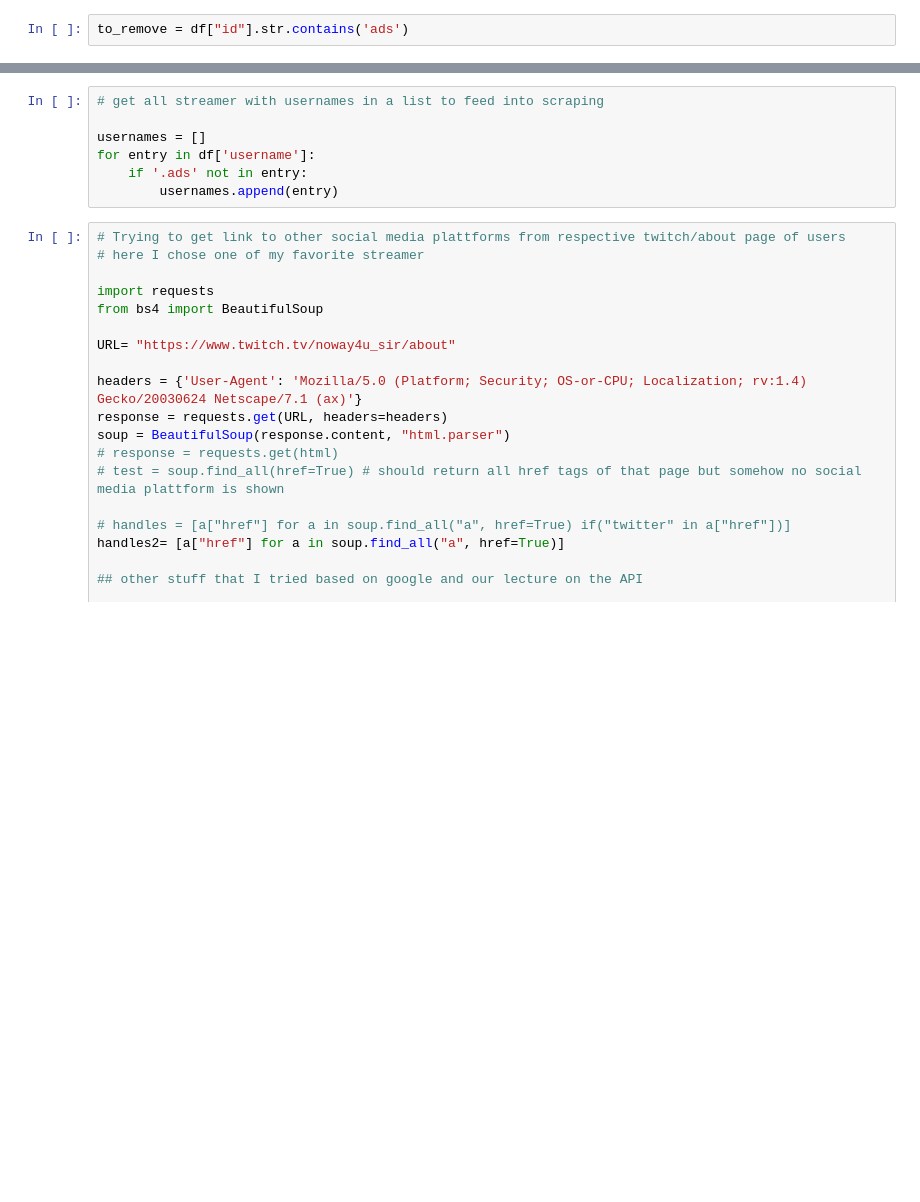
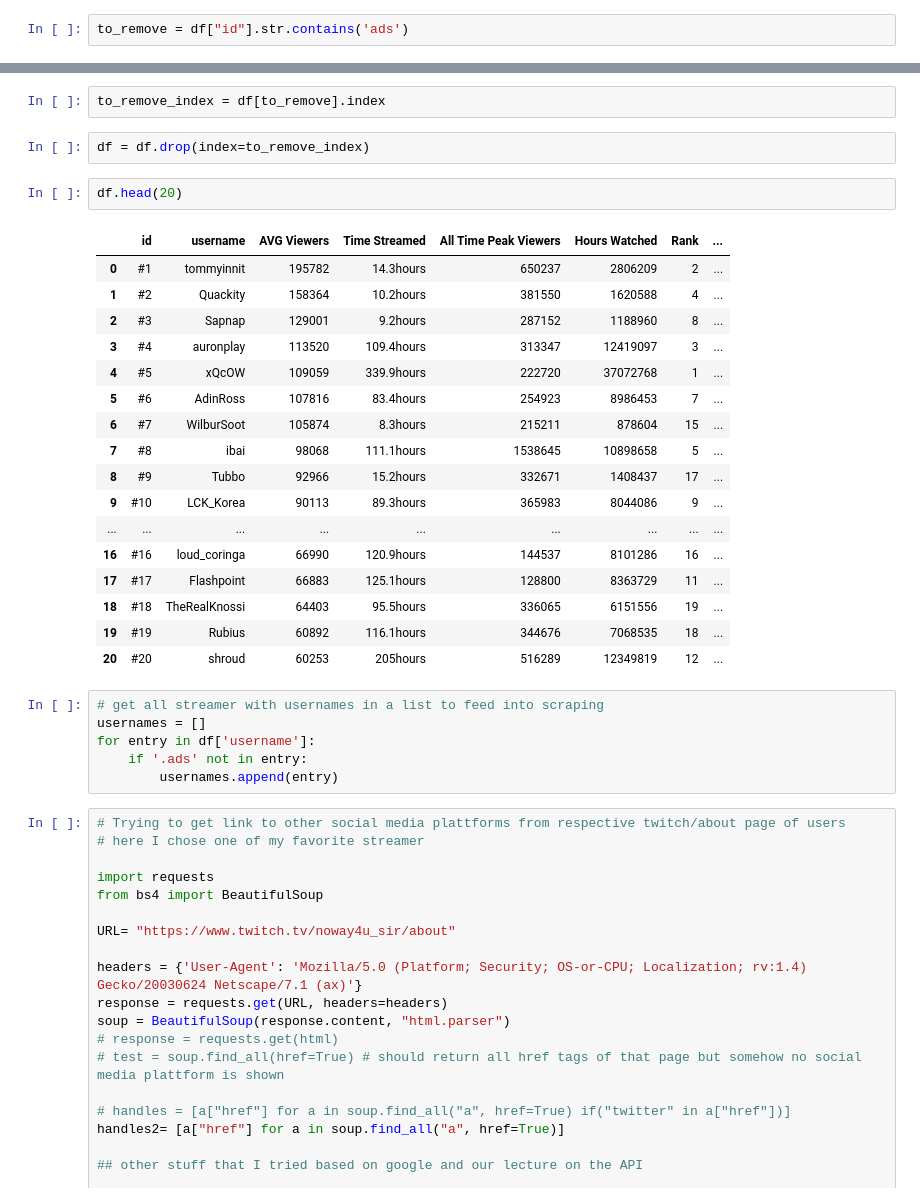
Before and after one commit to Awesimous/StarFish, a Jupyter notebook: notebooks/TwitchTracker_copy.ipynb, the cells around one changed output, grey strips where cells are left out. Drawn from its saved outputs; the diff is of its cells as text; blank space fills up the shorter version.

```diff
--- a/notebooks/TwitchTracker_copy.ipynb
+++ b/notebooks/TwitchTracker_copy.ipynb
@@ -124,6 +124,29 @@ to_remove = df["id"].str.contains('ads')
+# %%
+to_remove_index = df[to_remove].index
+# %%
+df = df.drop(index=to_remove_index)
+# %%
+df.head(20)
+# %% [output]
+|  | id | username | AVG Viewers | Time Streamed | All Time Peak Viewers | Hours Watched | Rank | ... |
+| 0 | #1 | tommyinnit | 195782 | 14.3hours | 650237 | 2806209 | 2 | ... |
+| 1 | #2 | Quackity | 158364 | 10.2hours | 381550 | 1620588 | 4 | ... |
+| 2 | #3 | Sapnap | 129001 | 9.2hours | 287152 | 1188960 | 8 | ... |
+| 3 | #4 | auronplay | 113520 | 109.4hours | 313347 | 12419097 | 3 | ... |
+| 4 | #5 | xQcOW | 109059 | 339.9hours | 222720 | 37072768 | 1 | ... |
+| 5 | #6 | AdinRoss | 107816 | 83.4hours | 254923 | 8986453 | 7 | ... |
+| 6 | #7 | WilburSoot | 105874 | 8.3hours | 215211 | 878604 | 15 | ... |
+| 7 | #8 | ibai | 98068 | 111.1hours | 1538645 | 10898658 | 5 | ... |
+| 8 | #9 | Tubbo | 92966 | 15.2hours | 332671 | 1408437 | 17 | ... |
+| 9 | #10 | LCK_Korea | 90113 | 89.3hours | 365983 | 8044086 | 9 | ... |
+| ... | ... | ... | ... | ... | ... | ... | ... | ... |
+| 16 | #16 | loud_coringa | 66990 | 120.9hours | 144537 | 8101286 | 16 | ... |
+| 17 | #17 | Flashpoint | 66883 | 125.1hours | 128800 | 8363729 | 11 | ... |
+| 18 | #18 | TheRealKnossi | 64403 | 95.5hours | 336065 | 6151556 | 19 | ... |
+| 19 | #19 | Rubius | 60892 | 116.1hours | 344676 | 7068535 | 18 | ... |
+| 20 | #20 | shroud | 60253 | 205hours | 516289 | 12349819 | 12 | ... |
 # %%
 # get all streamer with usernames in a list to feed into scraping
-
 usernames = []
 for entry in df['username']:
     if '.ads' not in entry:
```
Also changed, not shown: parts of 13 cells of this notebook, 2 other files.
